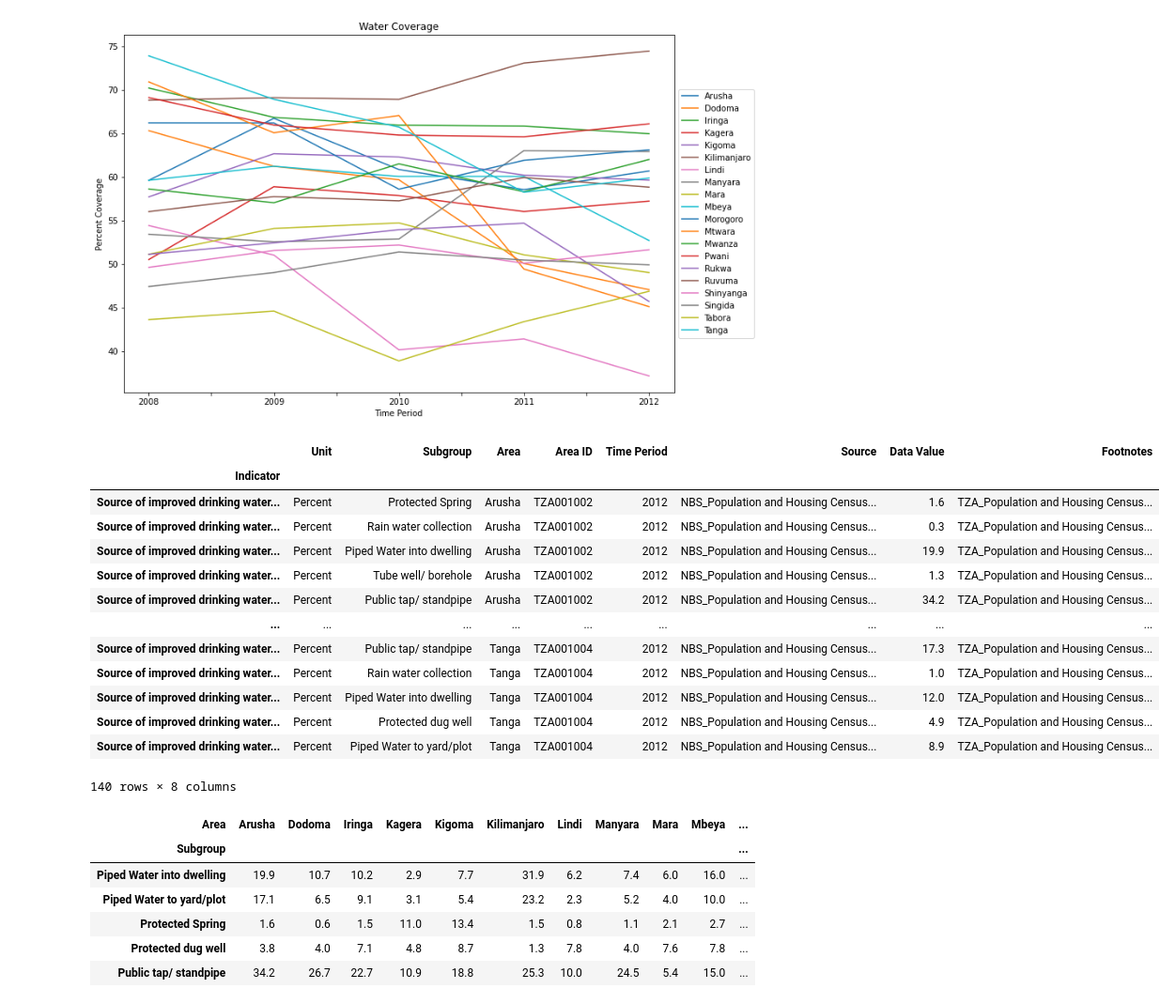
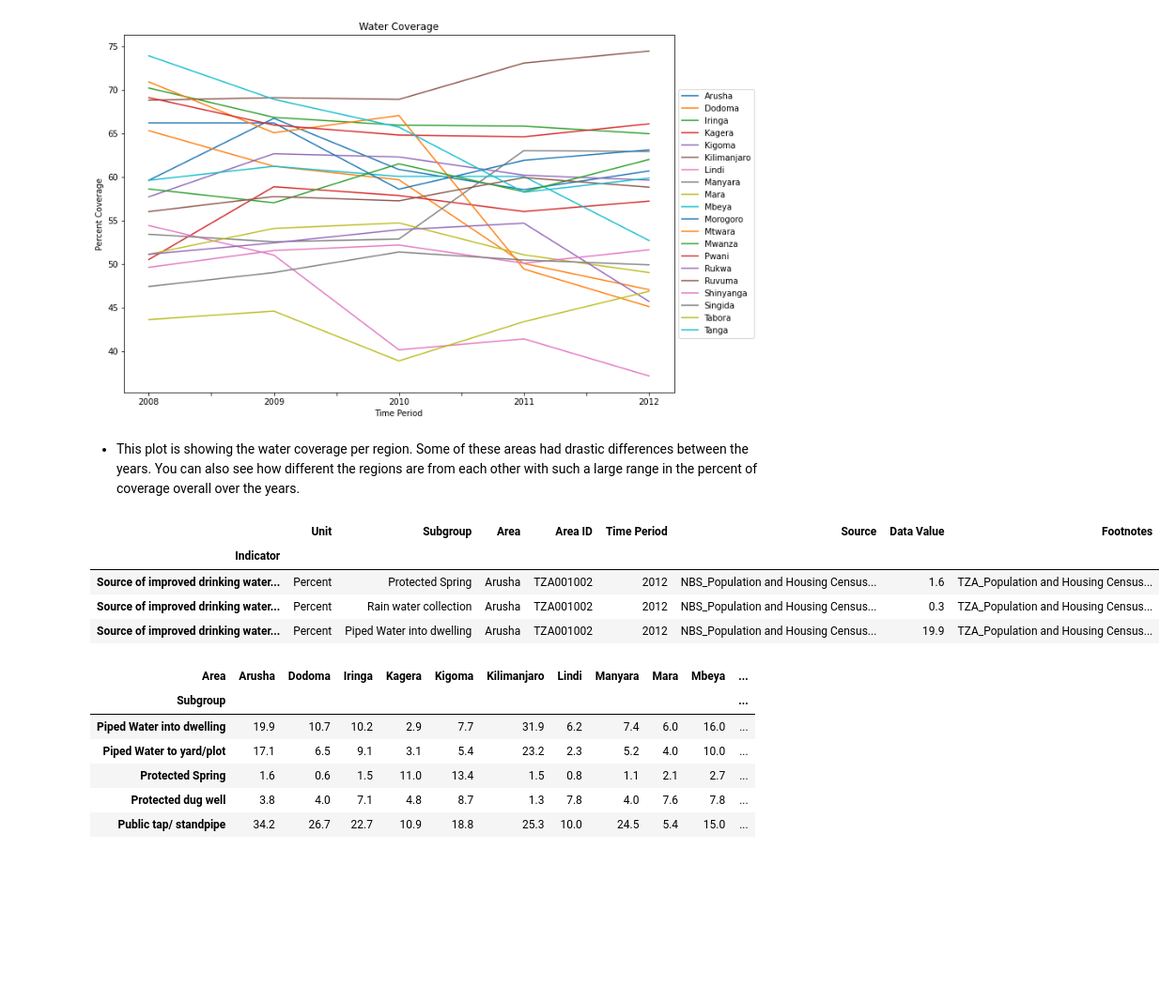
Before and after one commit to kalebts/Tanzania-Group-Project, a Jupyter notebook: Jackie.ipynb, the cells around one changed output. Shown at 94% size. Drawn from its saved outputs; the diff is of its cells as text; code cells hidden in the pictures; blank space fills up the shorter version.

```diff
--- a/Jackie.ipynb
+++ b/Jackie.ipynb
@@ -570,33 +577,26 @@ plt.legend(loc='center left', bbox_to_anchor=(1, 0.5))
 plt.savefig('./images_jp/water coverage.png', transparent=True, bbox_inches = 'tight');
 # %% [output]
 [figure]
+# %% [markdown]
+- This plot is showing the water coverage per region. Some of these areas had drastic differences between the years. You can also see how different the regions are from each other with such a large range in the percent of coverage overall over the years.
 # %%
 water_source_improved = water.loc['Source of improved drinking water by households'].sort_values(by='Area')
 water_source_improved = water_source_improved[water_source_improved['Area ID']!='TZA001002006'].sort_values(by='Area')
 water_source_improved = water_source_improved[water_source_improved['Area ID']!='TZA001013002'].sort_values(by='Area')
 water_source_improved = water_source_improved[water_source_improved['Area ID']!='TZA001005002'].sort_values(by='Area')
 water_source_improved = water_source_improved[water_source_improved['Area ID']!='TZA001025001'].sort_values(by='Area')
 water_source_improved = water_source_improved[water_source_improved['Area']!='Simiyu']
 water_source_improved = water_source_improved[water_source_improved['Area']!='Njombe']
 water_source_improved = water_source_improved[water_source_improved['Area']!='Katavi']
 water_source_improved = water_source_improved[water_source_improved['Area']!='Geita']
 water_source_improved = water_source_improved[water_source_improved['Subgroup']!='Improved']
-water_source_improved
+water_source_improved.head(3)   # filtering out the duplicate regions and those that aren't in the water pump dataset
 # %% [output]
 |  | Unit | Subgroup | Area | Area ID | Time Period | Source | Data Value | Footnotes |
 | Indicator |  |  |  |  |  |  |  |  |
 | Source of improved drinking water... | Percent | Protected Spring | Arusha | TZA001002 | 2012 | NBS_Population and Housing Census... | 1.6 | TZA_Population and Housing Census... |
 | Source of improved drinking water... | Percent | Rain water collection | Arusha | TZA001002 | 2012 | NBS_Population and Housing Census... | 0.3 | TZA_Population and Housing Census... |
 | Source of improved drinking water... | Percent | Piped Water into dwelling | Arusha | TZA001002 | 2012 | NBS_Population and Housing Census... | 19.9 | TZA_Population and Housing Census... |
-| Source of improved drinking water... | Percent | Tube well/ borehole | Arusha | TZA001002 | 2012 | NBS_Population and Housing Census... | 1.3 | TZA_Population and Housing Census... |
-| Source of improved drinking water... | Percent | Public tap/ standpipe | Arusha | TZA001002 | 2012 | NBS_Population and Housing Census... | 34.2 | TZA_Population and Housing Census... |
-| ... | ... | ... | ... | ... | ... | ... | ... | ... |
-| Source of improved drinking water... | Percent | Public tap/ standpipe | Tanga | TZA001004 | 2012 | NBS_Population and Housing Census... | 17.3 | TZA_Population and Housing Census... |
-| Source of improved drinking water... | Percent | Rain water collection | Tanga | TZA001004 | 2012 | NBS_Population and Housing Census... | 1.0 | TZA_Population and Housing Census... |
-| Source of improved drinking water... | Percent | Piped Water into dwelling | Tanga | TZA001004 | 2012 | NBS_Population and Housing Census... | 12.0 | TZA_Population and Housing Census... |
-| Source of improved drinking water... | Percent | Protected dug well | Tanga | TZA001004 | 2012 | NBS_Population and Housing Census... | 4.9 | TZA_Population and Housing Census... |
-| Source of improved drinking water... | Percent | Piped Water to yard/plot | Tanga | TZA001004 | 2012 | NBS_Population and Housing Census... | 8.9 | TZA_Population and Housing Census... |
-140 rows × 8 columns
 # %%
 water_source_improved_table = water_source_improved.pivot_table(values='Data Value', columns='Area', index='Subgroup')
 water_source_improved_table
```
Also changed, not shown: parts of 44 cells of this notebook, 6 other files.
